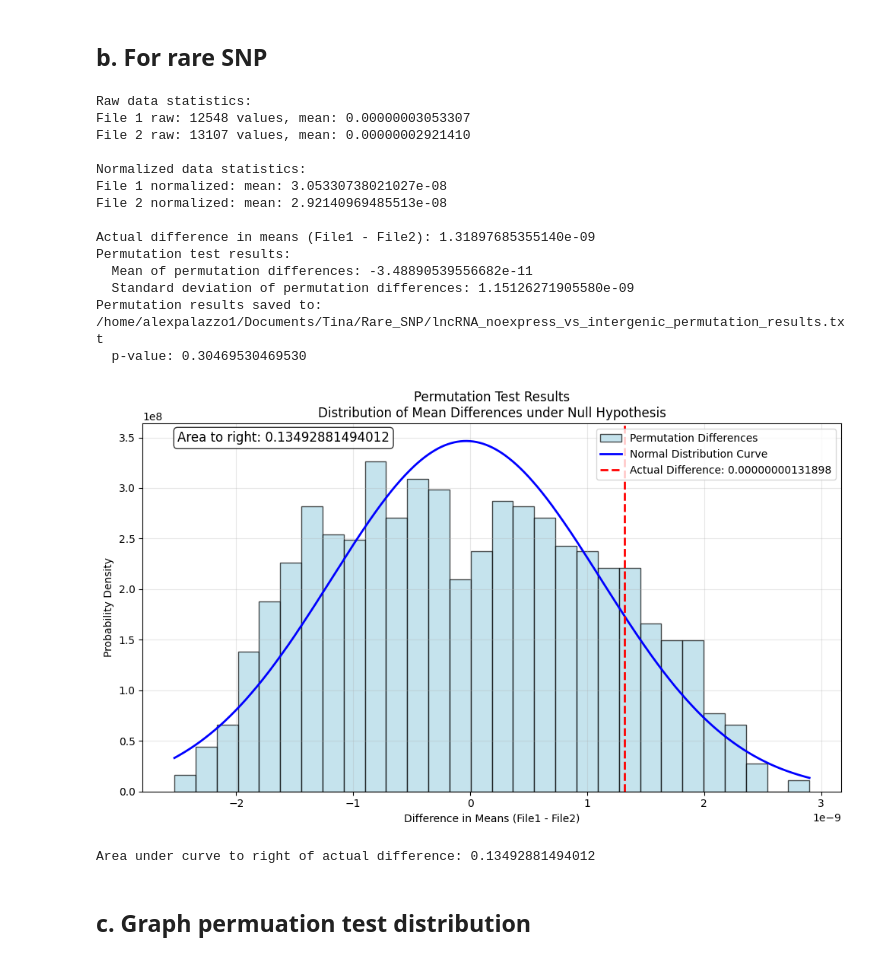
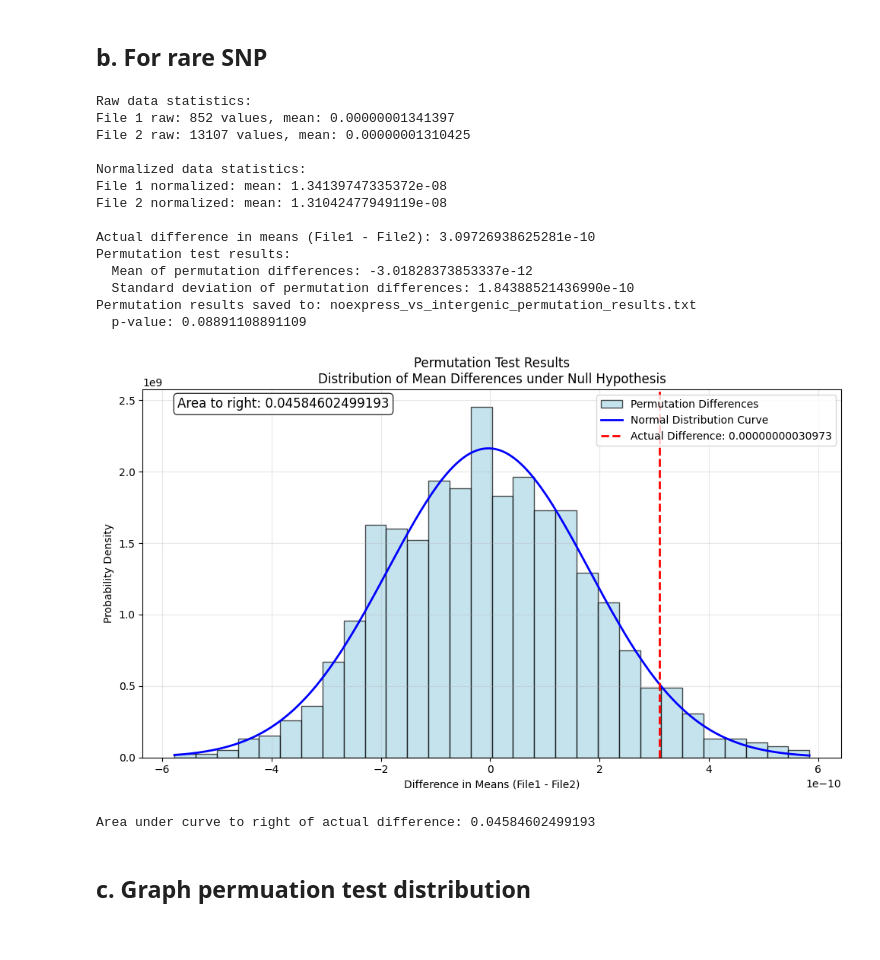
Before and after one commit to tinaqiu221/TSS_hypermutation, a Jupyter notebook: Stats_test.ipynb, the cells around one changed output. Saved outputs shown, nothing was run; the diff lists cells and outputs as text; code cells hidden in the pictures.

```diff
--- a/Stats_test.ipynb
+++ b/Stats_test.ipynb
@@ -379,7 +393,7 @@ import pandas as pd
 from scipy.stats import ranksums
 
 # Load the dataset from the file
-file_path = 'lncRNA/results/rareSNP_mapped_lncrna_non_testis_strand_complement_coded_count_per_gene_100.txt'  # Replace with your actual file name
+file_path = '/media/alexpalazzo1/ohta/Tina/TSS_hypermutation/DNM/master_combined/master_combined_dnm_intergenic_mapped_coded_count_per_gene.txt'  # Replace with your actual file name
 data = pd.read_csv(file_path, sep='\t')  # Using tab separator since it's tab-delimited
 
 # Extract the columns for comparison
@@ -1023,12 +1037,10 @@ def read_third_column(filename):
     return np.array(data)
 
 def normalize_data1(data):
-    """Normalize data1: each value / 200 / 1077 / 5420 / 2"""
-    return data / 200 / 5420 / 2
+    return data
 
 def normalize_data2(data):
-    """Normalize data2: each value / 200 / 15000 / 5420 / 2"""
-    return data / 200 / 5420 / 2
+    return data
 
 def permutation_test(data1, data2, n_permutations=1000):
     """Perform permutation test between two datasets"""
@@ -1057,7 +1069,7 @@ def permutation_test(data1, data2, n_permutations=1000):
 
     return actual_diff, np.array(permutation_diffs)
 
-def save_permutation_results(permutation_diffs, actual_diff, filename="lncRNA_noexpress_vs_intergenic_permutation_results.txt"):
+def save_permutation_results(permutation_diffs, actual_diff, filename="dnm_combined_lncRNA_noexpress_vs_intergenic_permutation_results.txt"):
     """Save permutation test results to a file"""
     with open(filename, 'w') as f:
         f.write("Permutation Test Results\n")
@@ -1135,8 +1147,8 @@ def plot_permutation_results(permutation_diffs, actual_diff):
 
 def main():
     # Read the two files (replace with your actual filenames)
-    file1 = "/home/alexpalazzo1/Documents/Tina/DNM/Decode/decode_dnm_GRCh38_lncRNA_noexpress_mapped_noindel_coded_count_per_gene_200.txt"
-    file2 = "/home/alexpalazzo1/Documents/Tina/DNM/Decode/decode_dnm_GRCh38_random_intergenic_mapped_noindel_coded_count_per_gene_200.txt"
+    file1 = "/media/alexpalazzo1/ohta/Tina/TSS_hypermutation/DNM/master_combined/master_combined_dnm_lncRNA_noexpress_mapped_coded_count_per_gene.txt"
+    file2 = "/media/alexpalazzo1/ohta/Tina/TSS_hypermutation/DNM/master_combined/master_combined_dnm_intergenic_mapped_coded_count_per_gene.txt"
 
     # Read third columns
     raw_data1 = read_third_column(file1)
@@ -1163,7 +1175,7 @@ def main():
     print(f"  Standard deviation of permutation differences: {np.std(permutation_diffs):.14e}")
 
     # Save permutation results to file
-    p_value = save_permutation_results(permutation_diffs, actual_diff, "/home/alexpalazzo1/Documents/Tina/DNM/Decode/lncRNA_noexpress_vs_intergenic_permutation_results.txt")
+    p_value = save_permutation_results(permutation_diffs, actual_diff, "/media/alexpalazzo1/ohta/Tina/TSS_hypermutation/DNM/master_combined/lncRNA_noexpress_vs_intergenic_permutation_results.txt")
 
     print(f"  p-value: {p_value:.14f}")
 
@@ -1217,11 +1229,9 @@ def read_third_column(filename):
     return np.array(data)
 
 def normalize_data1(data):
-    """Normalize data1: each value / 200 / 1077 / 5420 / 2"""
     return data
 
 def normalize_data2(data):
-    """Normalize data2: each value / 200 / 15000 / 5420 / 2"""
     return data
 
 def permutation_test(data1, data2, n_permutations=1000):
@@ -1251,7 +1261,7 @@ def permutation_test(data1, data2, n_permutations=1000):
 
     return actual_diff, np.array(permutation_diffs)
 
-def save_permutation_results(permutation_diffs, actual_diff, filename="lncRNA_noexpress_vs_intergenic_permutation_results.txt"):
+def save_permutation_results(permutation_diffs, actual_diff, filename="noexpress_vs_intergenic_permutation_results.txt"):
     """Save permutation test results to a file"""
     with open(filename, 'w') as f:
         f.write("Permutation Test Results\n")
@@ -1329,8 +1339,8 @@ def plot_permutation_results(permutation_diffs, actual_diff):
 
 def main():
     # Read the two files (replace with your actual filenames)
-    file1 = "/home/alexpalazzo1/Documents/Tina/Rare_SNP/rareSNP_mapped_lncrna_non_testis_strand_complement_coded_count_per_gene_correct.txt"
-    file2 = "/home/alexpalazzo1/Documents/Tina/Rare_SNP/rareSNP_mapped_intergenic_random_rare_coded_count_per_gene_correct.txt"
+    file1 = "rareSNP_mapped_TSS_rare_tpm0_noCAGE_coded_count_per_gene_new.txt"
+    file2 = "rareSNP_mapped_intergenic_random_rare_coded_count_per_gene_new.txt"
 
     # Read third columns
     raw_data1 = read_third_column(file1)
@@ -1347,45 +1357,45 @@ def main():
     print("\nNormalized data statistics:")
     print(f"File 1 normalized: mean: {np.mean(data1):.14e}")
     print(f"File 2 normalized: mean: {np.mean(data2):.14e}")
 
     # Perform permutation test
     actual_diff, permutation_diffs = permutation_test(data1, data2, n_permutations=1000)
 
     print(f"\nActual difference in means (File1 - File2): {actual_diff:.14e}")
     print(f"Permutation test results:")
     print(f"  Mean of permutation differences: {np.mean(permutation_diffs):.14e}")
     print(f"  Standard deviation of permutation differences: {np.std(permutation_diffs):.14e}")
 
     # Save permutation results to file
-    p_value = save_permutation_results(permutation_diffs, actual_diff, "/home/alexpalazzo1/Documents/Tina/Rare_SNP/lncRNA_noexpress_vs_intergenic_permutation_results.txt")
+    p_value = save_permutation_results(permutation_diffs, actual_diff, "noexpress_vs_intergenic_permutation_results.txt")
 
     print(f"  p-value: {p_value:.14f}")
 
     # Plot the results
     area_left = plot_permutation_results(permutation_diffs, actual_diff)
     print(f"Area under curve to right of actual difference: {1-area_left:.14f}")
 
     return permutation_diffs, actual_diff, data1, data2
 
 if __name__ == "__main__":
     permutation_results, actual_diff_value, normalized_data1, normalized_data2 = main()
 # %% [output]
 Raw data statistics:
-File 1 raw: 12548 values, mean: 0.00000003053307
-File 2 raw: 13107 values, mean: 0.00000002921410
+File 1 raw: 852 values, mean: 0.00000001341397
+File 2 raw: 13107 values, mean: 0.00000001310425
 
 Normalized data statistics:
-File 1 normalized: mean: 3.05330738021027e-08
-File 2 normalized: mean: 2.92140969485513e-08
+File 1 normalized: mean: 1.34139747335372e-08
+File 2 normalized: mean: 1.31042477949119e-08
 
-Actual difference in means (File1 - File2): 1.31897685355140e-09
+Actual difference in means (File1 - File2): 3.09726938625281e-10
 Permutation test results:
-  Mean of permutation differences: -3.48890539556682e-11
-  Standard deviation of permutation differences: 1.15126271905580e-09
-Permutation results saved to: /home/alexpalazzo1/Documents/Tina/Rare_SNP/lncRNA_noexpress_vs_intergenic_permutation_results.txt
-  p-value: 0.30469530469530
+  Mean of permutation differences: -3.01828373853337e-12
+  Standard deviation of permutation differences: 1.84388521436990e-10
+Permutation results saved to: noexpress_vs_intergenic_permutation_results.txt
+  p-value: 0.08891108891109
-[figure, old version]
+[figure, new version]
-Area under curve to right of actual difference: 0.13492881494012
+Area under curve to right of actual difference: 0.04584602499193
 # %% [markdown]
 ## c. Graph permuation test distribution
 # %% [markdown]
```
Also changed, not shown: parts of 8 cells of this notebook.
